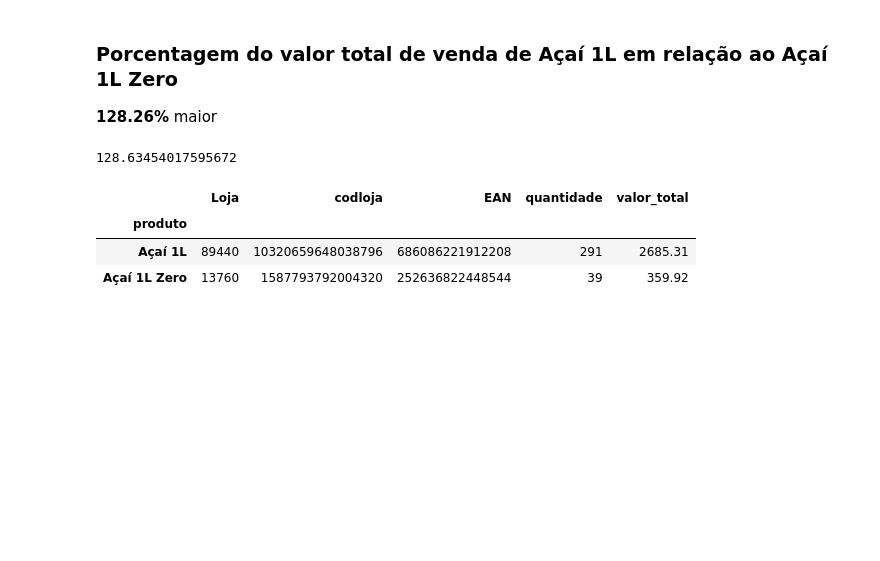
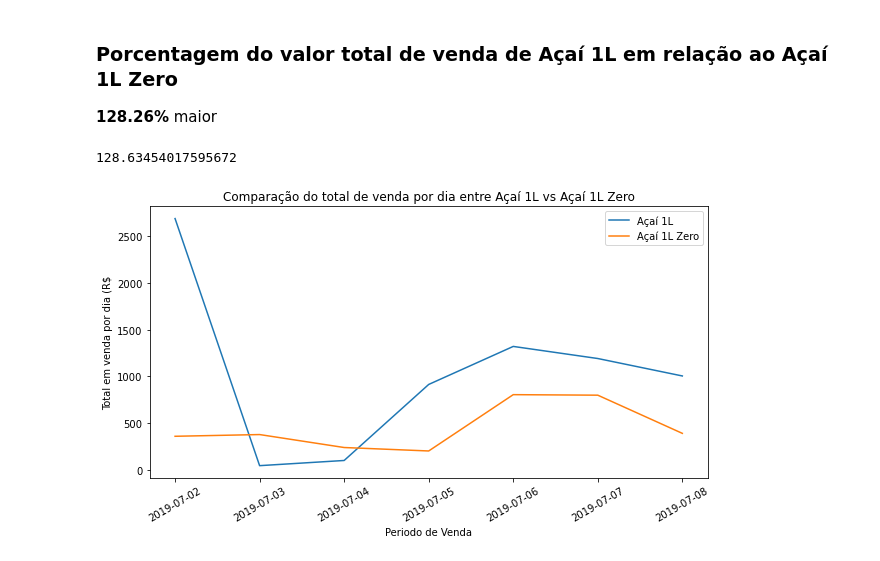
Before and after one commit to adhamlucas/desafio-tecnico-assistente-projetos-bemol, a Jupyter notebook: analise-dados2.ipynb, the cells around one changed output. Saved outputs shown, nothing was run; the diff lists cells and outputs as text; code cells hidden in the pictures; blank space fills up the shorter version.

```diff
--- a/analise-dados2.ipynb
+++ b/analise-dados2.ipynb
@@ -151,12 +152,27 @@ porcentagem_relacao_produto = ((total_produto1 - total_produto2) / total_produto
 porcentagem_relacao_produto
 # %% [output]
 128.63454017595672
-# %%
-dataset = dataset.sort_values(['data_compra'])
-test = dataset[dataset['data_compra'] == '2019-07-02']
-test.groupby('produto').sum()
-# %% [output]
-|  | Loja | codloja | EAN | quantidade | valor_total |
-| produto |  |  |  |  |  |
-| Açaí 1L | 89440 | 10320659648038796 | 686086221912208 | 291 | 2685.31 |
-| Açaí 1L Zero | 13760 | 1587793792004320 | 252636822448544 | 39 | 359.92 |
+# %%
+coca1l = []
+coca1l_zero = []
+data_labels = dataset.groupby('data_compra').sum().index
+dataset = dataset.sort_values(['data_compra'])
+for i in data_labels:
+    coca1l.append(dataset.groupby('data_compra').get_group(i).groupby('produto').sum().loc['Açaí 1L']['valor_total'])
+    coca1l_zero.append(dataset.groupby('data_compra').get_group(i).groupby('produto').sum().loc['Açaí 1L Zero']['valor_total'])
+
+# teste = dataset[dataset['data_compra'] == '2019-07-02']
+# teste.groupby('produto').sum()
+# %%
+plt.figure(figsize=(10, 5))
+plt.xticks(np.arange(0, len(data_labels)), data_labels, rotation='30')
+plt.xlabel('Periodo de Venda')
+plt.ylabel('Total em venda por dia (R$')
+plt.title('Comparação do total de venda por dia entre Açaí 1L vs Açaí 1L Zero')
+plt.plot(coca1l, label='Açaí 1L')
+plt.plot(coca1l_zero, label='Açaí 1L Zero')
+plt.legend()
+plt.savefig('./images/comparacao-total-vendas-dia-produtos.png')
+plt.show()
+# %% [output]
+[figure, added]
```
Also changed, not shown: parts of 1 cell of this notebook, 1 other file.
